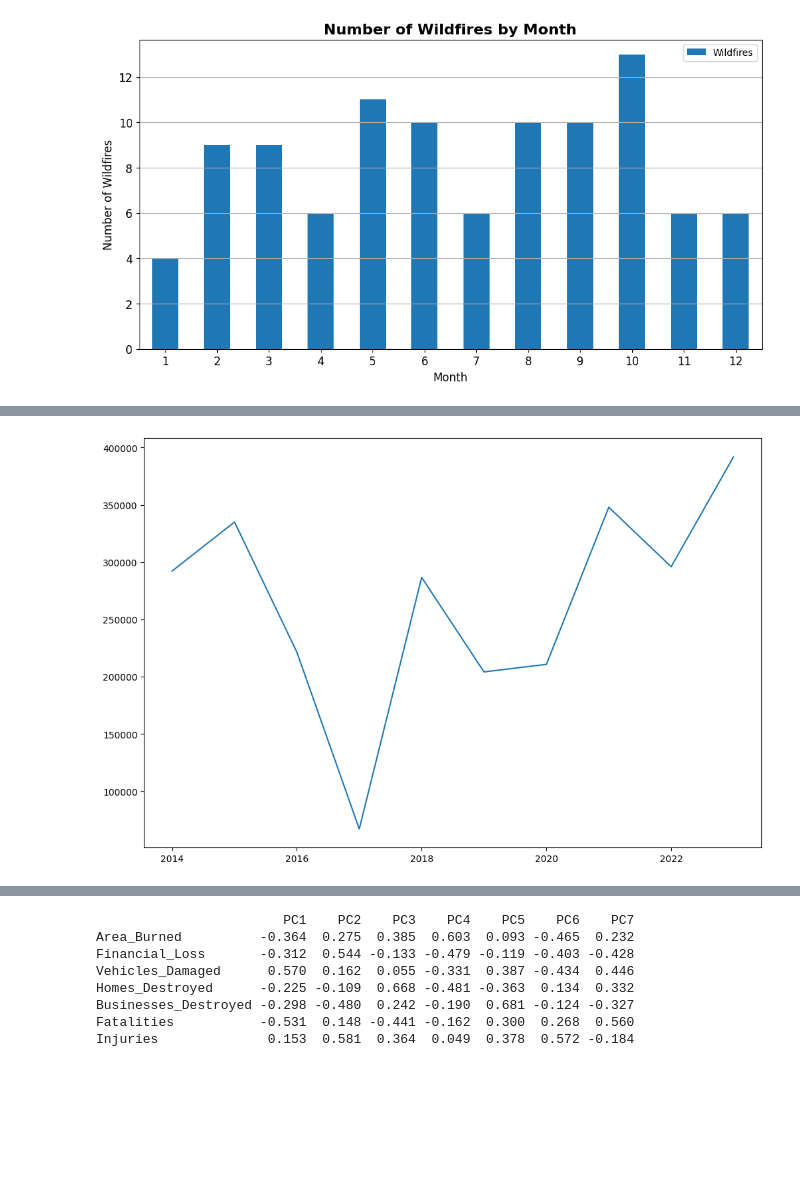
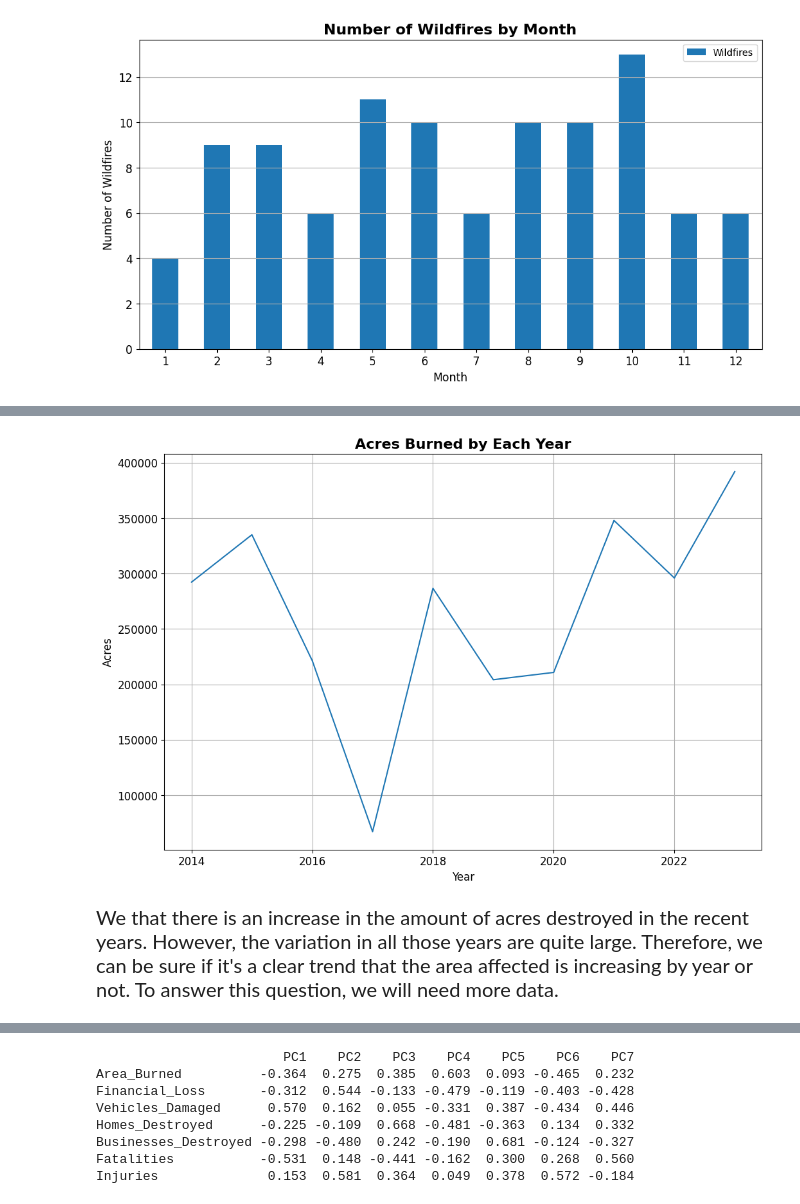
Before and after one commit to BaoTruong1/wildfire_project, a Jupyter notebook: src/exploration.ipynb, the cells around one changed output, grey strips where cells are left out. Cells and saved outputs as stored; diff of their text form; code cells hidden in the pictures; blank space fills up the shorter version.

```diff
--- a/src/exploration.ipynb
+++ b/src/exploration.ipynb
@@ -208,9 +236,18 @@ plt.plot(total_sum['Year'], total_sum['sum'])
 # %%
+# The acres burned by wildfires each year
 plt.figure(figsize = (12,8))
 total_area = df.groupby('Year').agg(sum = ('Area_Burned', 'sum')).reset_index()
 plt.plot(total_area['Year'], total_area['sum'])
+plt.xticks(fontsize = 12)
+plt.yticks(fontsize = 12)
+plt.xlabel("Year", fontsize = 12)
+plt.ylabel("Acres", fontsize = 12)
+plt.title("Acres Burned by Each Year", fontsize = 16, weight = 'bold')
+plt.grid()
 plt.show()
 # %% [output]
-[figure, old version]
+[figure, new version]
+# %% [markdown]
+<span style="font-size: 20px;">We that there is an increase in the amount of acres destroyed in the recent years. However, the variation in all those years are quite large. Therefore, we can be sure if it's a clear trend that the area affected is increasing by year or not. To answer this question, we will need more data.</span>
 # %%
 plt.figure(figsize = (12,8))
```
Also changed, not shown: parts of 23 cells of this notebook.
